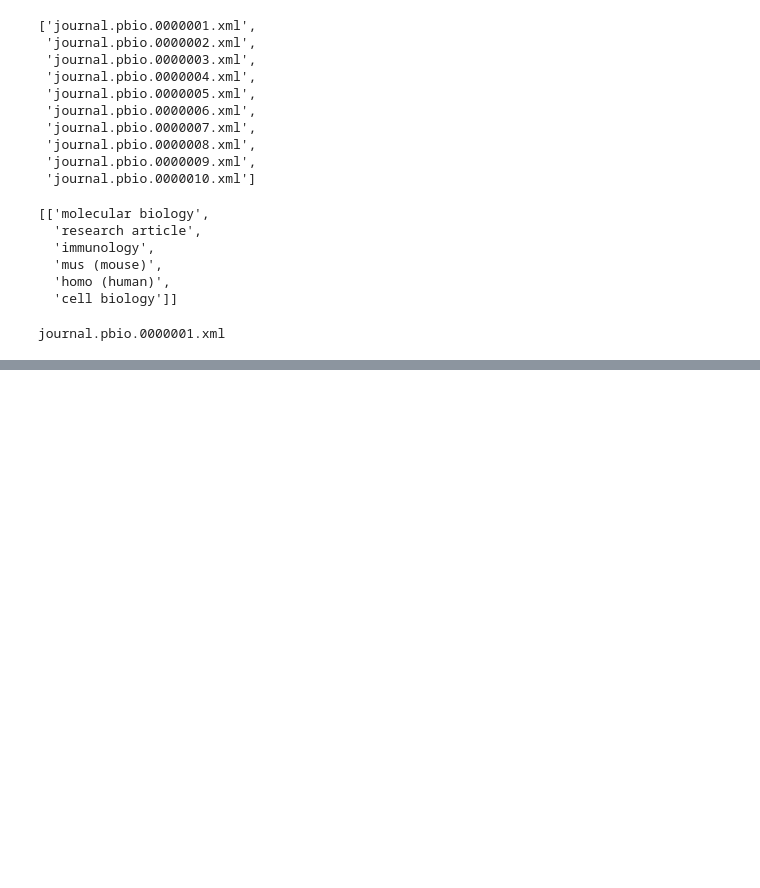
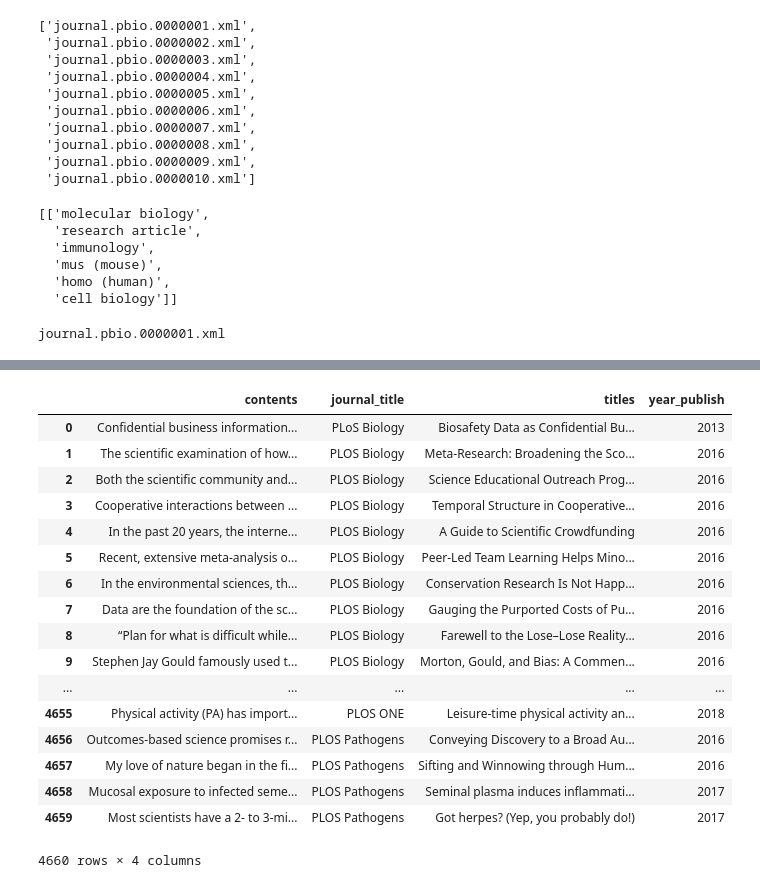
Before and after one commit to TimothyElder/plos-one, a Jupyter notebook: Untitled.ipynb, the cells around one changed output, grey strips where cells are left out. Cells and saved outputs as stored; diff of their text form; code cells hidden in the pictures; blank space fills up the shorter version.

```diff
--- a/Untitled.ipynb
+++ b/Untitled.ipynb
@@ -111,0 +171,23 @@ len(social_car_filenames)
+# %%
+soc_df = pd.read_pickle(r'C:\Users\timothyelder\Documents\soc_df.pk1')
+# %%
+soc_df
+# %% [output]
+|  | contents | journal_title | titles | year_publish |
+| 0 | Confidential business information... | PLoS Biology | Biosafety Data as Confidential Bu... | 2013 |
+| 1 | The scientific examination of how... | PLOS Biology | Meta-Research: Broadening the Sco... | 2016 |
+| 2 | Both the scientific community and... | PLOS Biology | Science Educational Outreach Prog... | 2016 |
+| 3 | Cooperative interactions between ... | PLOS Biology | Temporal Structure in Cooperative... | 2016 |
+| 4 | In the past 20 years, the interne... | PLOS Biology | A Guide to Scientific Crowdfunding | 2016 |
+| 5 | Recent, extensive meta-analysis o... | PLOS Biology | Peer-Led Team Learning Helps Mino... | 2016 |
+| 6 | In the environmental sciences, th... | PLOS Biology | Conservation Research Is Not Happ... | 2016 |
+| 7 | Data are the foundation of the sc... | PLOS Biology | Gauging the Purported Costs of Pu... | 2016 |
+| 8 | “Plan for what is difficult while... | PLOS Biology | Farewell to the Lose–Lose Reality... | 2016 |
+| 9 | Stephen Jay Gould famously used t... | PLOS Biology | Morton, Gould, and Bias: A Commen... | 2016 |
+| ... | ... | ... | ... | ... |
+| 4655 | Physical activity (PA) has import... | PLOS ONE | Leisure-time physical activity an... | 2018 |
+| 4656 | Outcomes-based science promises r... | PLOS Pathogens | Conveying Discovery to a Broad Au... | 2016 |
+| 4657 | My love of nature began in the fi... | PLOS Pathogens | Sifting and Winnowing through Hum... | 2016 |
+| 4658 | Mucosal exposure to infected seme... | PLOS Pathogens | Seminal plasma induces inflammati... | 2017 |
+| 4659 | Most scientists have a 2- to 3-mi... | PLOS Pathogens | Got herpes? (Yep, you probably do!) | 2017 |
+4660 rows × 4 columns
```
Also changed, not shown: parts of 8 cells of this notebook.
